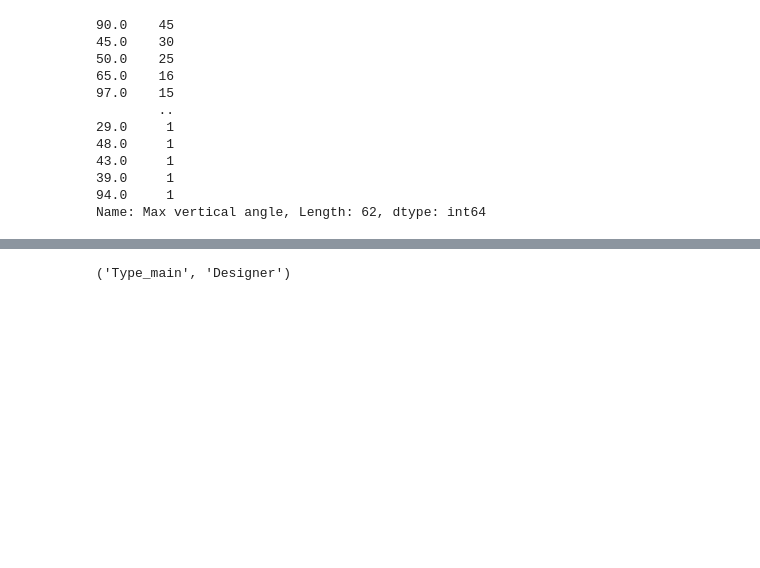
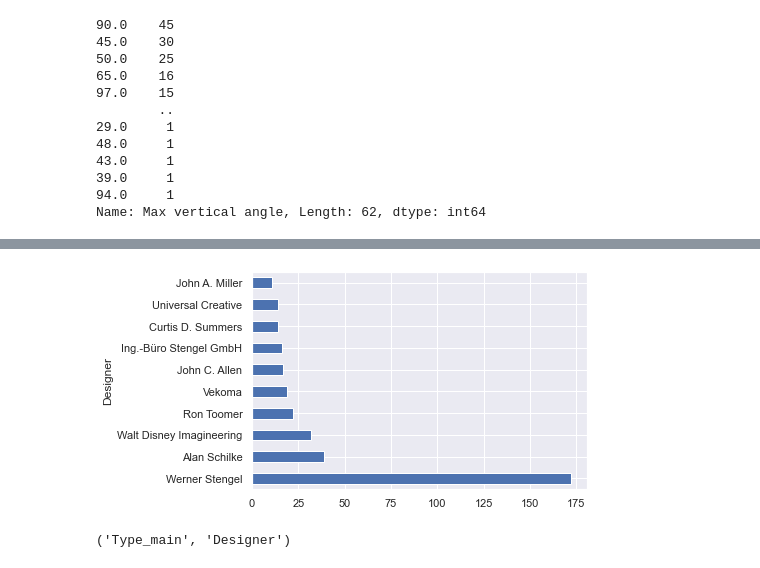
Before and after one commit to joshuaati/python_practice, a Jupyter notebook: 4 Data in Motion Challange/Week 7 pandas.ipynb, the cells around one changed output, grey strips where cells are left out. Cells and saved outputs as stored; diff of their text form; code cells hidden in the pictures; blank space fills up the shorter version.

```diff
--- a/4 Data in Motion Challange/Week 7 pandas.ipynb
+++ b/4 Data in Motion Challange/Week 7 pandas.ipynb
@@ -136,3 +188,9 @@ sns.heatmap(vars.corr(), annot = True, fmt = '.3f', cmap='rocket_r');
+# %%
+week7.groupby('Designer')['Designer'].count().\
+        sort_values(ascending=False)[:10].\
+        plot.barh();
+# %% [output]
+[figure, added]
 # %%
 'Type_main', 'Designer'
 # %% [output]
```
Also changed, not shown: parts of 12 cells of this notebook.
